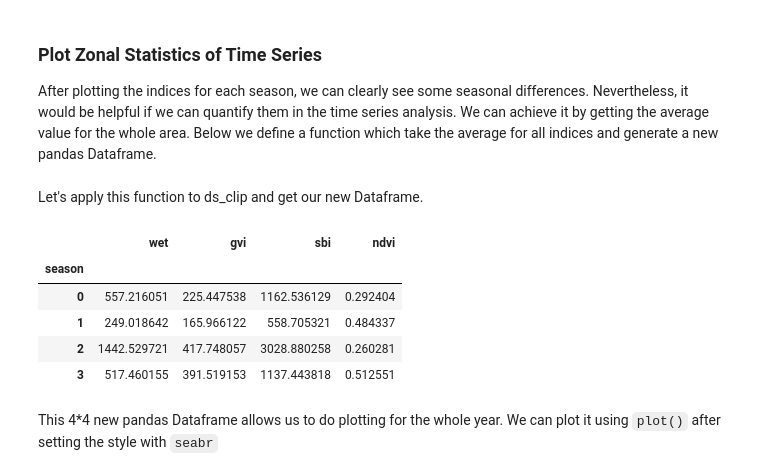
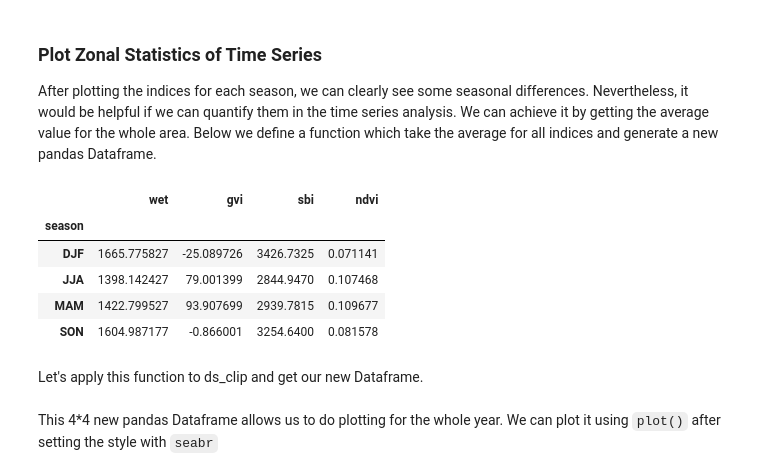
Before and after one commit to eo2cube/eo2cube_notebooks, a Jupyter notebook: get_started/intro_to_eo2cube/07_basic_analysis.ipynb, the cells around one changed output. Saved outputs shown, nothing was run; the diff lists cells and outputs as text; code cells hidden in the pictures.

```diff
--- a/get_started/intro_to_eo2cube/07_basic_analysis.ipynb
+++ b/get_started/intro_to_eo2cube/07_basic_analysis.ipynb
@@ -277,15 +295,18 @@ def zonal(df):
+# %%
+df_all = pd.DataFrame()
+for i in ["wet", 'gvi', 'sbi', 'ndvi']:
+    df_new = ds_grp[i].median(axis=(1,2)).to_dataframe().drop(columns=['spatial_ref'])
+    df_all = pd.concat([df_all, df_new], axis=1)
+df_all
+# %% [output]
+|  | wet | gvi | sbi | ndvi |
+| season |  |  |  |  |
+| DJF | 1665.775827 | -25.089726 | 3426.7325 | 0.071141 |
+| JJA | 1398.142427 | 79.001399 | 2844.9470 | 0.107468 |
+| MAM | 1422.799527 | 93.907699 | 2939.7815 | 0.109677 |
+| SON | 1604.987177 | -0.866001 | 3254.6400 | 0.081578 |
 # %% [markdown]
 Let's apply this function to ds_clip and get our new Dataframe.
-# %%
-df_new = zonal(ds_clip)
-df_new
-# %% [output]
-|  | wet | gvi | sbi | ndvi |
-| season |  |  |  |  |
-| 0 | 557.216051 | 225.447538 | 1162.536129 | 0.292404 |
-| 1 | 249.018642 | 165.966122 | 558.705321 | 0.484337 |
-| 2 | 1442.529721 | 417.748057 | 3028.880258 | 0.260281 |
-| 3 | 517.460155 | 391.519153 | 1137.443818 | 0.512551 |
 # %% [markdown]
 This 4*4 new pandas Dataframe allows us to do plotting for the whole year. We can plot it using `plot()` after setting the style with `seabr`
 # %%
```
Also changed, not shown: parts of 15 cells of this notebook.
